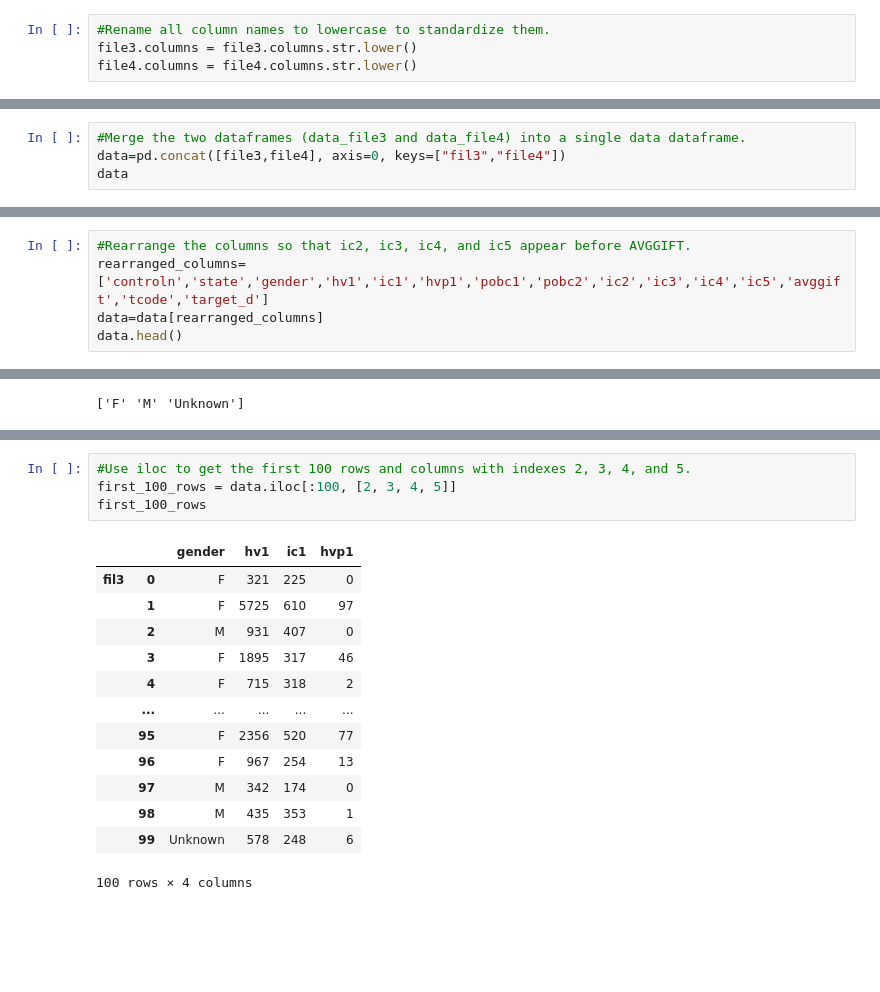
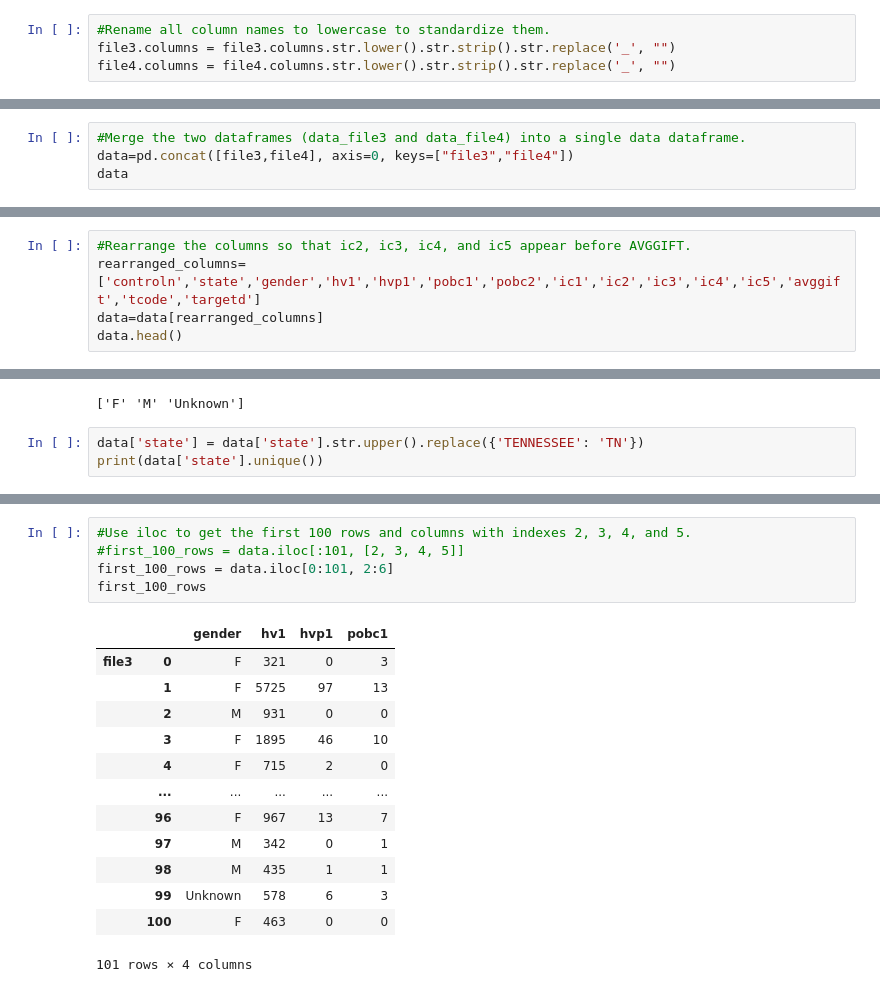
Before and after one commit to Aminmoh9/Pandas-Exercises, a Jupyter notebook: Pandas Exercises.ipynb, the cells around one changed output, grey strips where cells are left out. Drawn from its saved outputs; the diff is of its cells as text; blank space fills up the shorter version.

```diff
--- a/Pandas Exercises.ipynb
+++ b/Pandas Exercises.ipynb
@@ -64,6 +50,6 @@ Are the columns in the same order?
 True
 # %%
 #Rename all column names to lowercase to standardize them.
-file3.columns = file3.columns.str.lower()
-file4.columns = file4.columns.str.lower()
+file3.columns = file3.columns.str.lower().str.strip().str.replace('_', "")
+file4.columns = file4.columns.str.lower().str.strip().str.replace('_', "")
 # %%
@@ -86,6 +76,6 @@ Index(['controln', 'state', 'gender', 'hv1', 'ic1', 'ic4', 'hvp1', 'ic5',
 # %%
 #Merge the two dataframes (data_file3 and data_file4) into a single data dataframe.
-data=pd.concat([file3,file4], axis=0, keys=["fil3","file4"])
+data=pd.concat([file3,file4], axis=0, keys=["file3","file4"])
 data
 # %% [output]
 |  |  | controln | state | gender | hv1 | ic1 | ic4 | hvp1 | ic5 | pobc1 | pobc2 | ... |
@@ -158,6 +120,6 @@ data1
 # %%
 #Rearrange the columns so that ic2, ic3, ic4, and ic5 appear before AVGGIFT.
-rearranged_columns=['controln','state','gender','hv1','ic1','hvp1','pobc1','pobc2','ic2','ic3','ic4','ic5','avggift','tcode','target_d']
+rearranged_columns=['controln','state','gender','hv1','hvp1','pobc1','pobc2','ic1','ic2','ic3','ic4','ic5','avggift','tcode','targetd']
 data=data[rearranged_columns]
 data.head()
 # %% [output]
@@ -178,3 +140,6 @@ data['gender'] = data['gender'].replace({'u': 'Unknown', 'j': 'Unknown', 'a': 'U
 print(data['gender'].unique())
 # %% [output]
 ['F' 'M' 'Unknown']
+# %%
+data['state'] = data['state'].str.upper().replace({'TENNESSEE': 'TN'})
+print(data['state'].unique())
@@ -259,22 +229,23 @@ rows_100_to_200
 101 rows × 15 columns
 # %%
 #Use iloc to get the first 100 rows and columns with indexes 2, 3, 4, and 5.
-first_100_rows = data.iloc[:100, [2, 3, 4, 5]]
+#first_100_rows = data.iloc[:101, [2, 3, 4, 5]]
+first_100_rows = data.iloc[0:101, 2:6]
 first_100_rows
 # %% [output]
-|  |  | gender | hv1 | ic1 | hvp1 |
-| fil3 | 0 | F | 321 | 225 | 0 |
-|  | 1 | F | 5725 | 610 | 97 |
-|  | 2 | M | 931 | 407 | 0 |
-|  | 3 | F | 1895 | 317 | 46 |
-|  | 4 | F | 715 | 318 | 2 |
+|  |  | gender | hv1 | hvp1 | pobc1 |
+| file3 | 0 | F | 321 | 0 | 3 |
+|  | 1 | F | 5725 | 97 | 13 |
+|  | 2 | M | 931 | 0 | 0 |
+|  | 3 | F | 1895 | 46 | 10 |
+|  | 4 | F | 715 | 2 | 0 |
 |  | ... | ... | ... | ... | ... |
-|  | 95 | F | 2356 | 520 | 77 |
-|  | 96 | F | 967 | 254 | 13 |
-|  | 97 | M | 342 | 174 | 0 |
-|  | 98 | M | 435 | 353 | 1 |
-|  | 99 | Unknown | 578 | 248 | 6 |
+|  | 96 | F | 967 | 13 | 7 |
+|  | 97 | M | 342 | 0 | 1 |
+|  | 98 | M | 435 | 1 | 1 |
+|  | 99 | Unknown | 578 | 6 | 3 |
+|  | 100 | F | 463 | 0 | 0 |
-100 rows × 4 columns
+101 rows × 4 columns
 # %%
 #Check the data types of all columns in the DataFrame.
 data.dtypes
```
Also changed, not shown: parts of 23 cells of this notebook.
